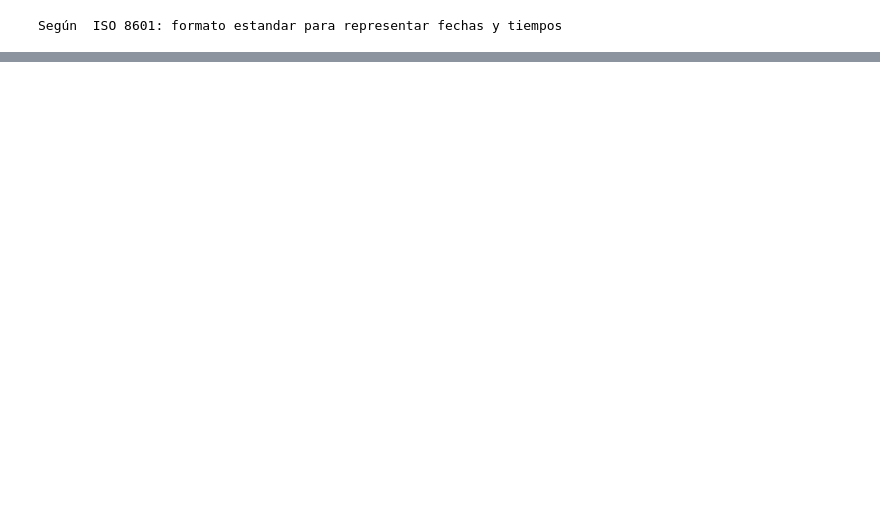
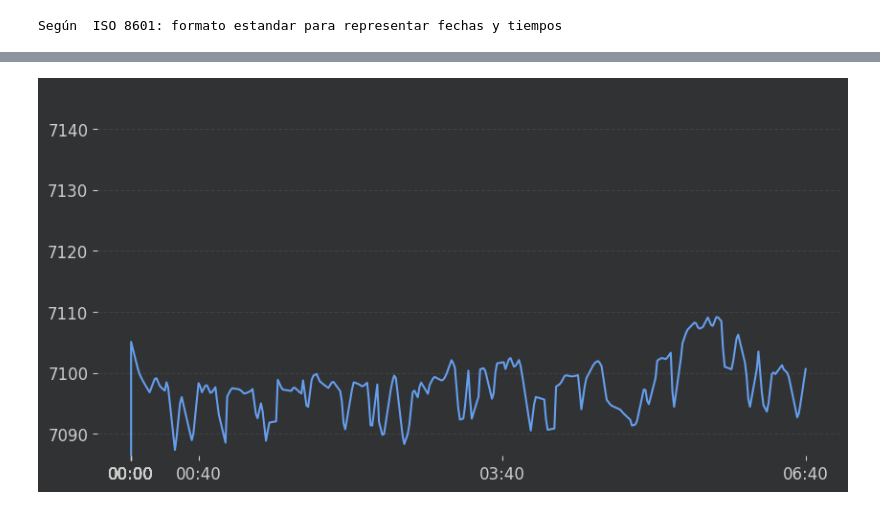
Before and after one commit to jackonedev/GifAnimations, a Jupyter notebook: 01-data-animation/06_plt_rc_eje_x.ipynb, the cells around one changed output, grey strips where cells are left out. Saved outputs shown, nothing was run; the diff lists cells and outputs as text; code cells hidden in the pictures; blank space fills up the shorter version.

```diff
--- a/01-data-animation/06_plt_rc.ipynb
+++ b/01-data-animation/06_plt_rc_eje_x.ipynb
@@ -267,0 +233,3 @@ Name: 1800, dtype: object
+# %%
+frames = build_frames(sample, sample.columns[0])
+frames
@@ -267,0 +250,21 @@ Name: 1800, dtype: object
+# %%
+step = 400
+lapse = 10
+
+frame = frames.iloc[step]
+date = dates.iloc[step]
+frame.index = dates.iloc[step]
+
+
+
+eje_x = date.iloc[-1::-int(len(date)/lapse)].iloc[-1::-1]
+
+fig, ax = plt.subplots(figsize=(10, 5))
+
+line, = ax.plot(frame)
+ax.set_xlim()
+ax.set_xticks(eje_x)
+ax.set_ylim(y_lim_min, y_lim_max)
+plt.show()
+# %% [output]
+[figure, added]
```
Also changed, not shown: parts of 14 cells of this notebook.
